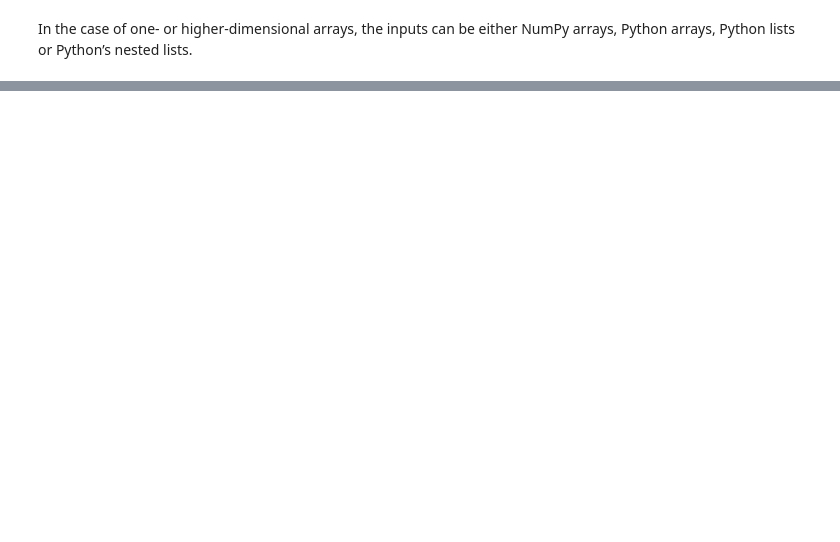
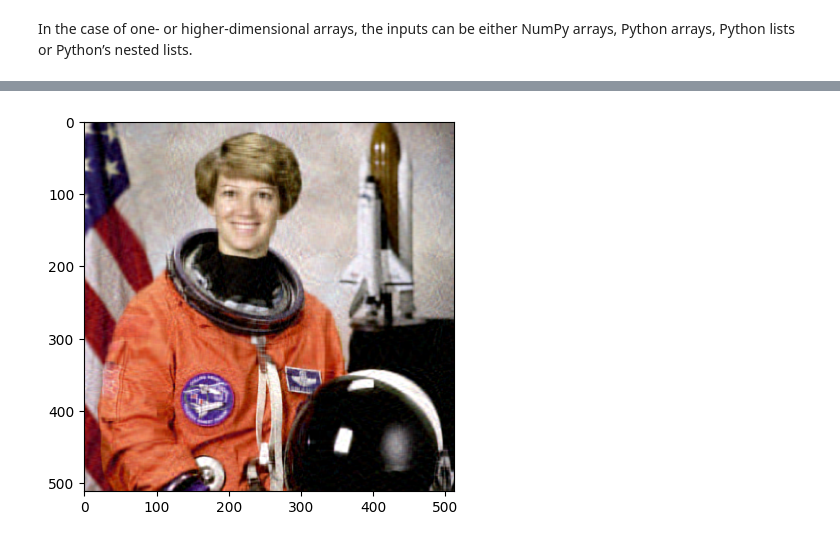
Before and after one commit to JaiKumar1717/FMML-Notebook, a Jupyter notebook: Lab_1_Assignment.ipynb, the cells around one changed output, grey strips where cells are left out. Saved outputs shown, nothing was run; the diff lists cells and outputs as text; code cells hidden in the pictures; blank space fills up the shorter version.

```diff
--- a/Lab_1_Assignment.ipynb
+++ b/Lab_1_Assignment.ipynb
@@ -116,0 +426,11 @@ It performs dot (scalar) product with 2 or more input matrices. First and last a
+# %%
+# NumPy SVD reconstruction
+
+# Reconstruct the data by reducing the common dimensions from 512 to 50.
+
+k = 50
+reconst = U @ Sigma[:,:,:k] @ V[:,:k,:]
+reconst = np.transpose(reconst, axes=(1,2,0))
+plt.imshow(reconst)
+plt.show()
+# %% [output]
@@ -116,0 +438 @@ It performs dot (scalar) product with 2 or more input matrices. First and last a
+[figure, added]
```
Also changed, not shown: parts of 63 cells of this notebook.
